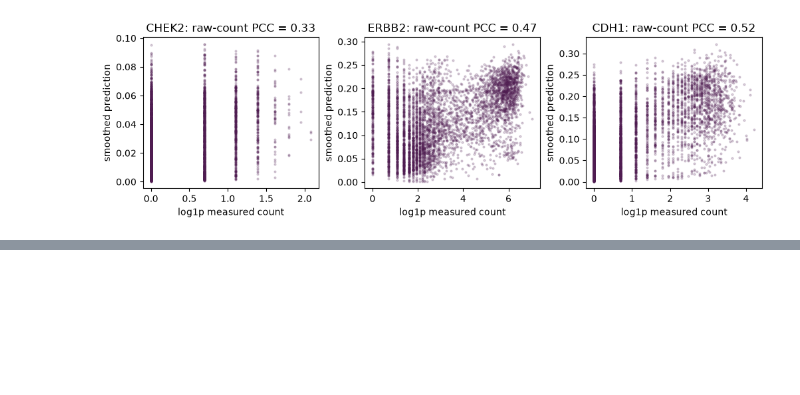
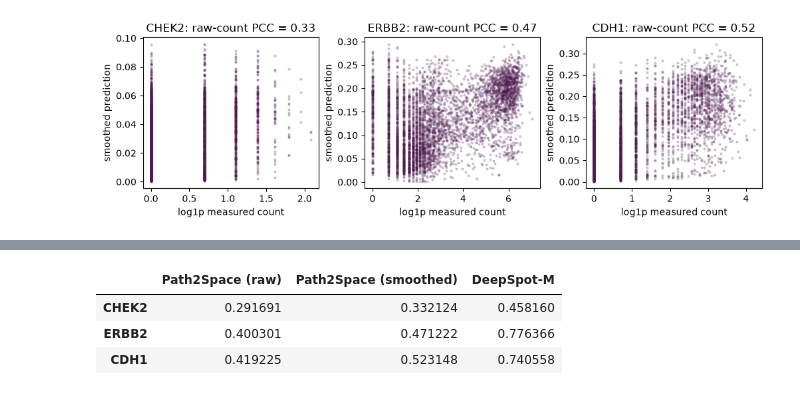
Before and after one commit to rendeirolab/lazyslide-tutorials, a Jupyter notebook: tutorials/gene_expression_prediction.ipynb, the cells around one changed output, grey strips where cells are left out. Cells and saved outputs as stored; diff of their text form; code cells hidden in the pictures; blank space fills up the shorter version.

```diff
--- a/tutorials/gene_expression_prediction.ipynb
+++ b/tutorials/gene_expression_prediction.ipynb
@@ -285,0 +310,16 @@ plt.show()
+# %%
+# Per-gene Pearson correlation of each prediction against the measured counts.
+deepspotm_corr = per_gene_pearson(measured[:, TARGET_GENES].copy(), deepspotm_pred)
+benchmark = pd.DataFrame(
+    {
+        "Path2Space (raw)": gene_correlations.loc[TARGET_GENES, "raw prediction"],
+        "Path2Space (smoothed)": gene_correlations.loc[TARGET_GENES, "smoothed prediction"],
+        "DeepSpot-M": deepspotm_corr,
+    }
+)
+benchmark
+# %% [output]
+|  | Path2Space (raw) | Path2Space (smoothed) | DeepSpot-M |
+| CHEK2 | 0.291691 | 0.332124 | 0.458160 |
+| ERBB2 | 0.400301 | 0.471222 | 0.776366 |
+| CDH1 | 0.419225 | 0.523148 | 0.740558 |
```
Also changed, not shown: parts of 6 cells of this notebook.
